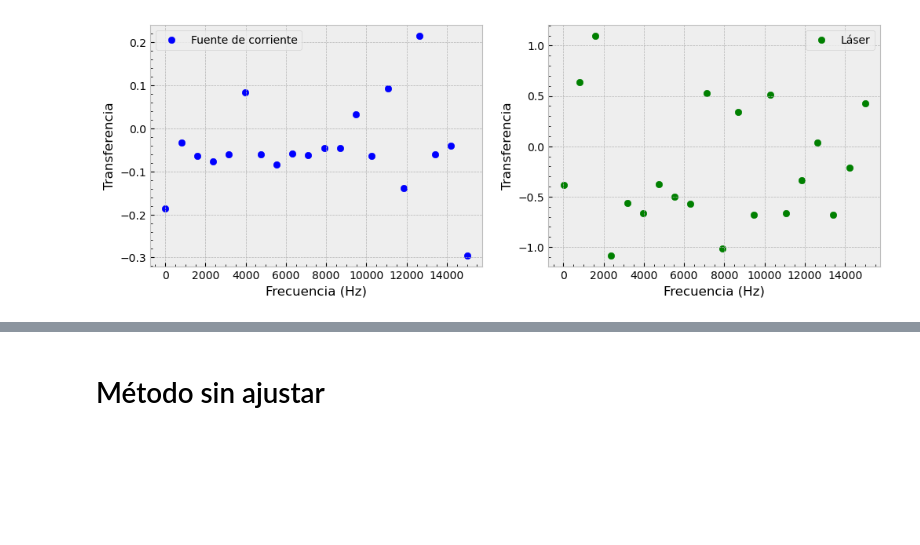
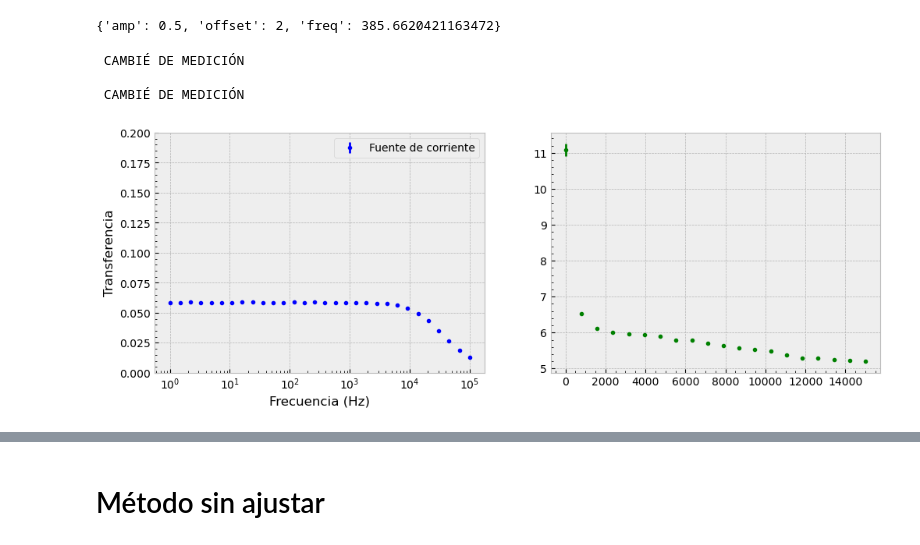
Before and after one commit to DelManuel/Magnetometro-optico, a Jupyter notebook: códigos/analisis_barrido_frecuencia.ipynb, the cells around one changed output, grey strips where cells are left out. Cells and saved outputs as stored; diff of their text form; code cells hidden in the pictures; blank space fills up the shorter version.

```diff
--- a/códigos/analisis_barrido_frecuencia.ipynb
+++ b/códigos/analisis_barrido_frecuencia.ipynb
@@ -17,8 +17,8 @@ def cargar_datos(file_name : str) -> list:
     freq_values_keys = list(dic.keys())
     # Le sacamos la "Hz" a las keys
     freq_values = [float(freq[:-2]) for freq in freq_values_keys]
-    t1, V1 = [dic[f'{freq}Hz']['t_1'] for freq in freq_values], [dic[f'{freq}Hz']['V_1'] for freq in freq_values]
-    t2, V2 = [dic[f'{freq}Hz']['t_2'] for freq in freq_values], [dic[f'{freq}Hz']['V_2'] for freq in freq_values]
+    t1, V1 = [dic[f'{freq}Hz']['t_1']/1000 for freq in freq_values], [dic[f'{freq}Hz']['V_1'] for freq in freq_values]
+    t2, V2 = [dic[f'{freq}Hz']['t_2']/1000 for freq in freq_values], [dic[f'{freq}Hz']['V_2'] for freq in freq_values]
     amp1 = np.array([np.max(v1)-np.min(v1) for v1 in V1]) # para ver los datos sobre la hora, hay que calcular bien esto
     amp2 = np.array([np.max(v2)-np.min(v2) for v2 in V2]) # para ver los datos sobre la hora, hay que calcular bien esto
 
@@ -35,6 +35,10 @@ def cargar_datos(file_name : str) -> list:
     amp2_err = np.array([np.sqrt((0.004*max(v2)+ 3/1000 + 0.1*scale_2[i])**2+(0.004*min(v2)+ 3/1000 + 0.1*scale_2[i])**2) for i,v2 in enumerate(V2)])
     # print(amp2[-1], amp2_err[-1])
     # Creamos una lista para guardar todos los datos que nos interesan
+
+    amp1_err = np.array([np.sqrt((0.02*min(v1))**2+(0.02*max(v1))**2) for v1 in V1])
+    amp2_err = np.array([np.sqrt((0.02*min(v2))**2+(0.02*max(v2))**2) for v2 in V2])
+
     lista_mediciones = [freq_values, t1, V1, t2, V2, amp1, amp2, amp1_err, amp2_err]
 
     return lista_mediciones
@@ -42,0 +45,11 @@ a= cargar_datos("../mediciones/D.D/Tiempo de respuesta del laser/Barrido sinusoi
+# %%
+file_name = ("../mediciones/D.D/Tiempo de respuesta del laser/Barrido sinusoidal 02-06.pickle")
+with open(file_name, "rb") as f:
+        dic = pickle.load(f)
+
+t_1 = dic["385.6620421163472Hz"]["t_1"]
+V_1 = dic["385.6620421163472Hz"]["V_1"]
+scale = dic["385.6620421163472Hz"]["scale"][0]
+dic["385.6620421163472Hz"]["params"]
+# %% [output]
+{'amp': 0.5, 'offset': 2, 'freq': 385.6620421163472}
@@ -73,27 +104,40 @@ def ajustar_sinusoidales(t: List[np.ndarray], V: List[np.ndarray], freq_list: Li
 # %%
+carpetas = ["Fuente de corriente", "Tiempo de respuesta del laser"] # La R del fotodiodo era de 50 Ohm para las que no se aclara
+fechas = ["02-06", "05-06 2"]
 labels = ["Fuente de corriente", "Láser"]
 colors = ["b", "g"]
 freqs = []
 Ts = []
 
 fig, axs = plt.subplots(1,len(labels), figsize=(12,4))
 for i, ax in enumerate(fig.axes):
-    file_name = f"../mediciones/D.D/{file_names[i]}"
-    f, t1, V1, t2, V2, amp1, amp2 = cargar_datos(file_name)
+    file_name = f"../mediciones/D.D/{carpetas[i]}/Barrido sinusoidal {fechas[i]}.pickle"
+    f, t1, V1, t2, V2, amp1, amp2, amp1_err, amp2_err= cargar_datos(file_name)
 
-    amp1 = ajustar_sinusoidales(t1, V1, f)
-    amp2 = ajustar_sinusoidales(t2, V2, f)
+    amp1, amp1_err = ajustar_sinusoidales(t1, V1, f)
+    amp2, amp2_err = ajustar_sinusoidales(t2, V2, f, graficar = False)
+    print("\n CAMBIÉ DE MEDICIÓN")
+    T = amp2/amp1
+    T_err = T*np.sqrt((amp1_err/amp1)**2+(amp2_err/amp2)**2)
 
-    T = np.array(amp2)/np.array(amp1)
     freqs.append(f)
     Ts.append(T)
-    ax.scatter(freqs[i], Ts[i], label=f'{labels[i]}', color = f"{colors[i]}")
-
-    ax.set_ylabel('Transferencia')
+    ax.errorbar(f, T, yerr = T_err, label=f'{labels[i]}', color = f"{colors[i]}", fmt = ".")
+    # ax.hlines(max(T)*0.7, xmin = 1, xmax =10e4, ls = "--", color = "k")
+    if i == 0:
+        ax.set_ylabel('Transferencia')
+        ax.set_ylim(0,0.2)
+    else:
+        # ax.set_ylim(0,1)
+        continue
     ax.set_xlabel('Frecuencia (Hz)')
     # ax.title(f'R={R}')
-    # ax.xscale("log")
+    # ax.set_yscale("log")
+    ax.set_xscale("log")
     ax.legend()
 plt.show()
 # %% [output]
+ CAMBIÉ DE MEDICIÓN
+
+ CAMBIÉ DE MEDICIÓN
-[figure, old version]
+[figure, new version]
```
Also changed, not shown: parts of 7 cells of this notebook, 19 other files.
